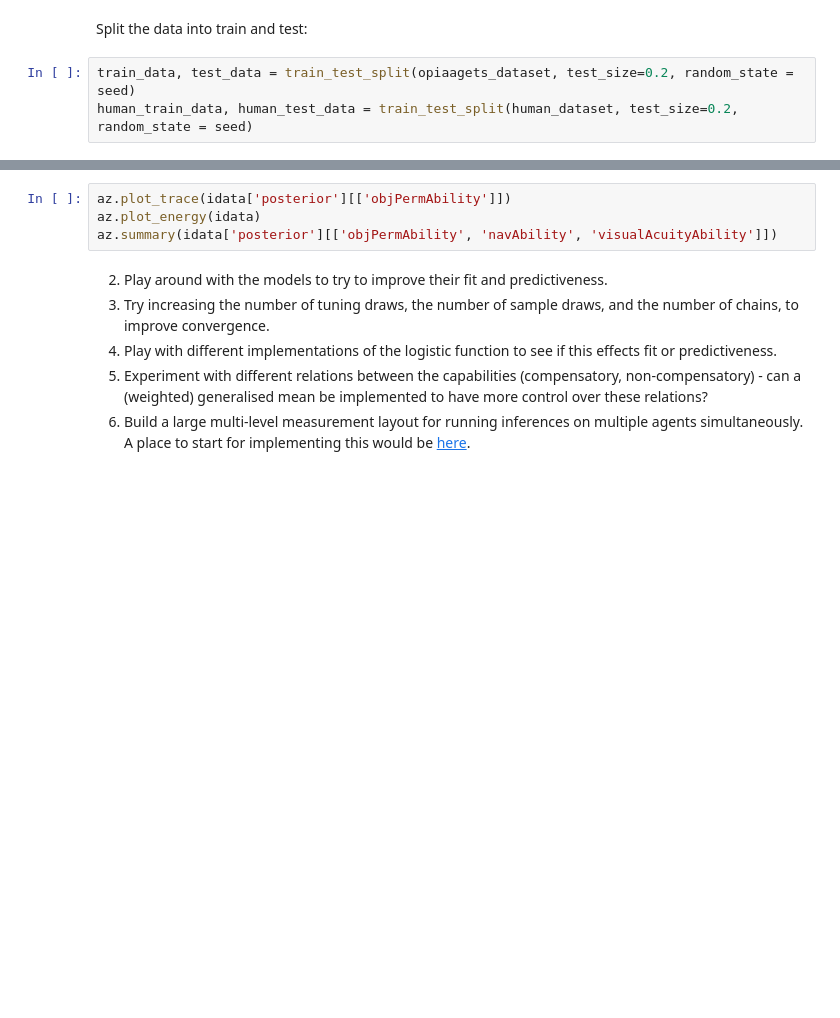
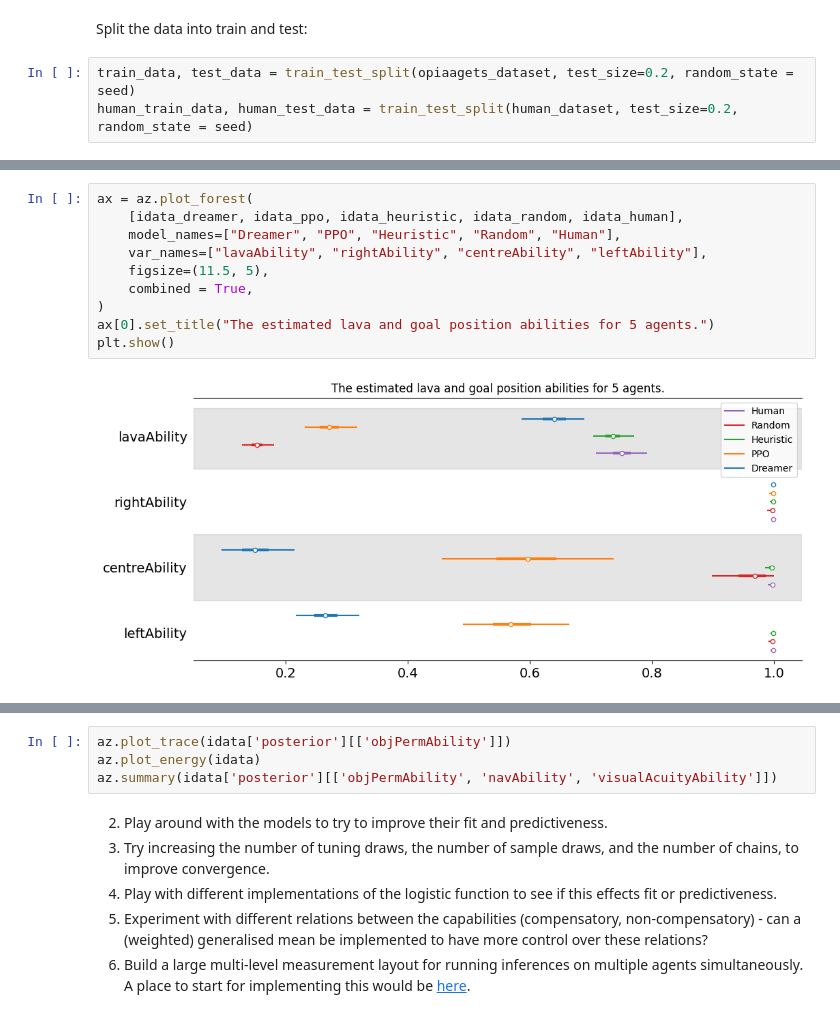
Before and after one commit to Kinds-of-Intelligence-CFI/measurement-layout-tutorial, a Jupyter notebook: tutorial-notebooks/4_BuildingComplexMeasurementLayouts.ipynb, the cells around one changed output, grey strips where cells are left out. Cells and saved outputs as stored; diff of their text form; blank space fills up the shorter version.

```diff
--- a/tutorial-notebooks/4_BuildingComplexMeasurementLayouts.ipynb
+++ b/tutorial-notebooks/4_BuildingComplexMeasurementLayouts.ipynb
@@ -1102,0 +1316,12 @@ axes.set_xlim(left=abilityMin['objPermAbility'], right=abilityMax['objPermAbilit
+# %%
+ax = az.plot_forest(
+    [idata_dreamer, idata_ppo, idata_heuristic, idata_random, idata_human],
+    model_names=["Dreamer", "PPO", "Heuristic", "Random", "Human"],
+    var_names=["lavaAbility", "rightAbility", "centreAbility", "leftAbility"],
+    figsize=(11.5, 5),
+    combined = True,
+)
+ax[0].set_title("The estimated lava and goal position abilities for 5 agents.")
+plt.show()
+# %% [output]
+[figure, added]
```
Also changed, not shown: parts of 73 cells of this notebook.
